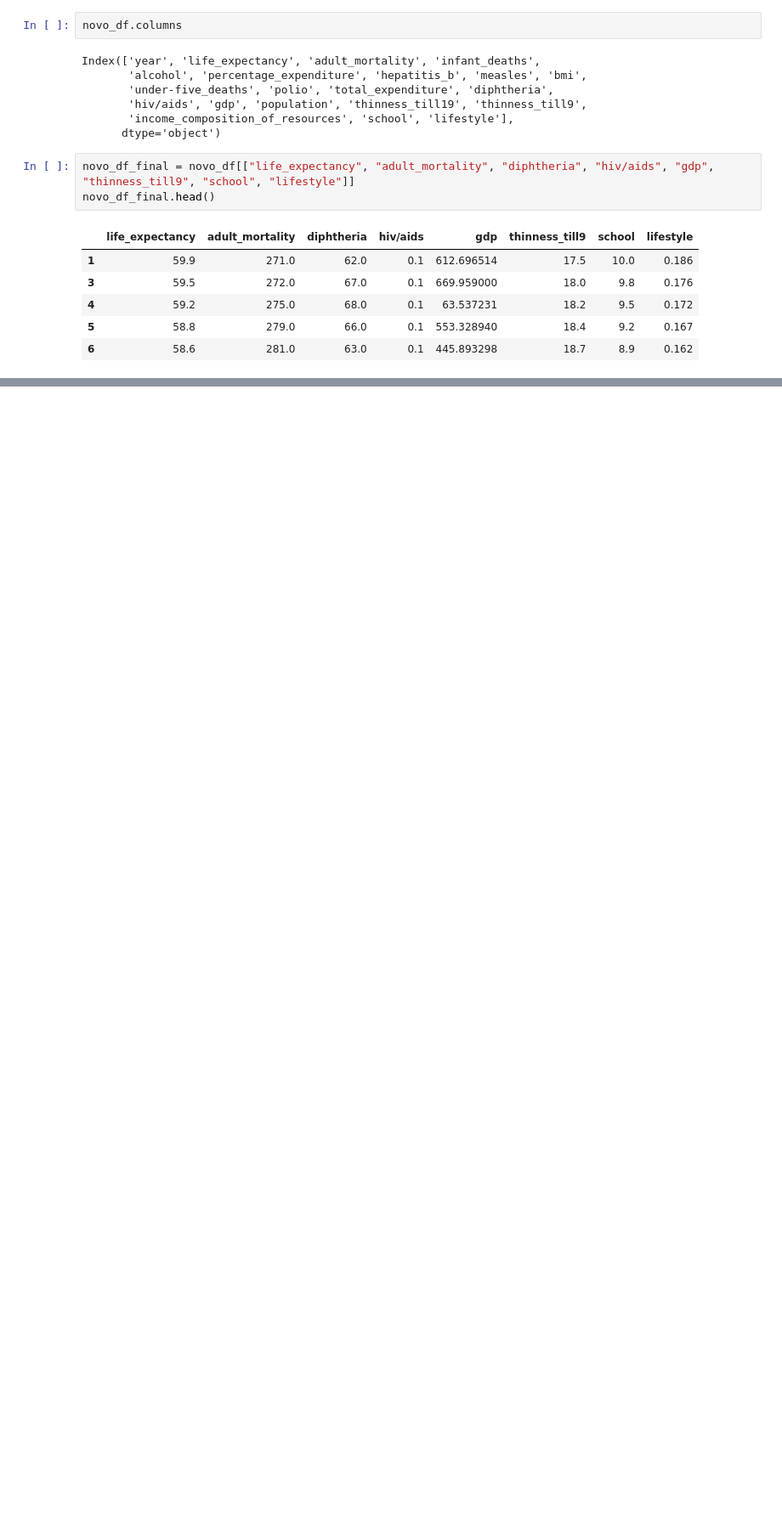
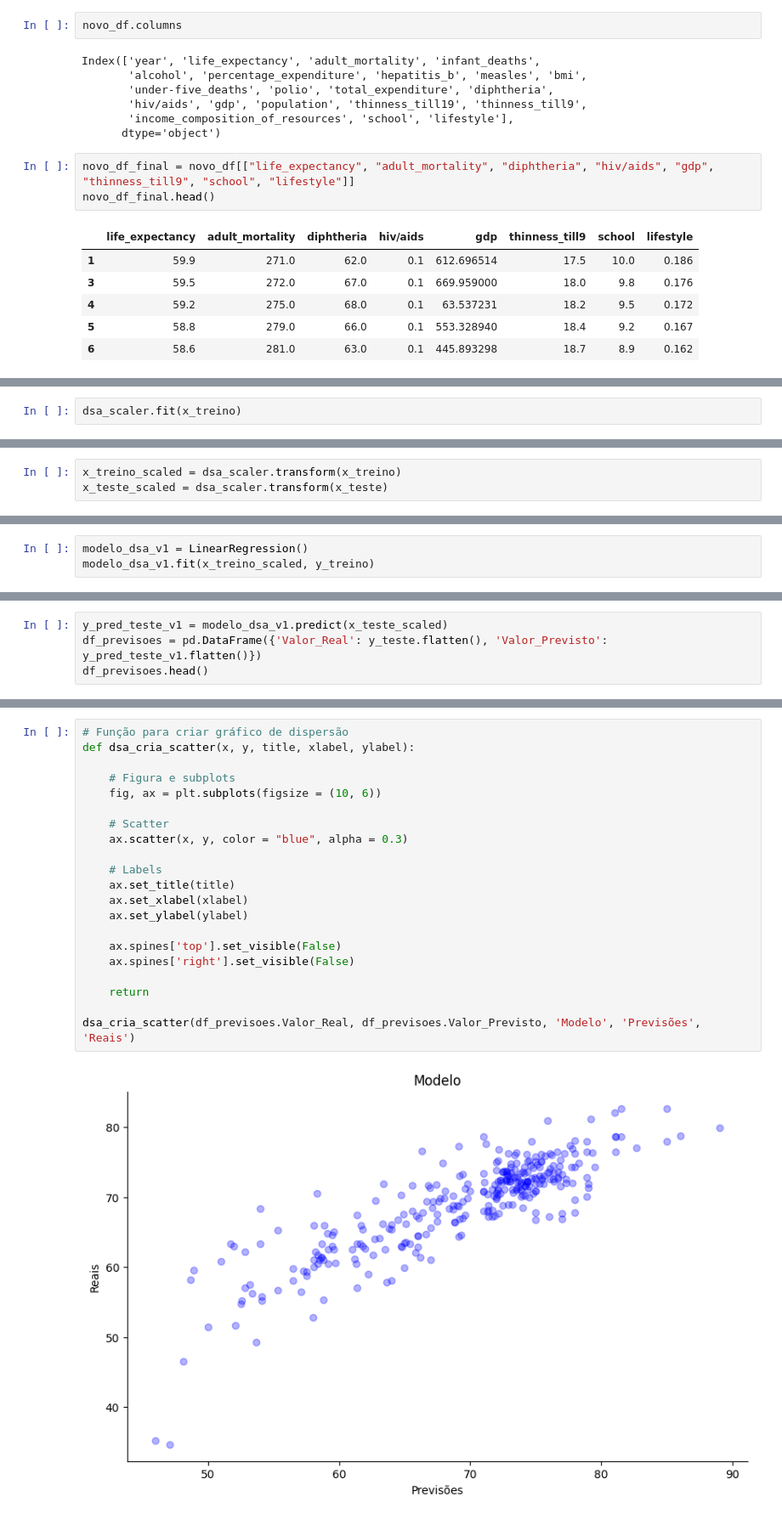
Before and after one commit to evandroviero/formacao-cientista-dados-dsa, a Jupyter notebook: DS para Análise Multivariada de Dados/Projeto 03/projeto_03.ipynb, the cells around one changed output, grey strips where cells are left out. Shown at 85% size. Saved outputs shown, nothing was run; the diff lists cells and outputs as text; blank space fills up the shorter version.

```diff
--- a/DS para Análise Multivariada de Dados/Projeto 03/projeto_03.ipynb
+++ b/DS para Análise Multivariada de Dados/Projeto 03/projeto_03.ipynb
@@ -478,0 +620,2 @@ novo_df_final.head()
+# %%
+dsa_scaler.fit(x_treino)
@@ -478,0 +624,3 @@ novo_df_final.head()
+# %%
+x_treino_scaled = dsa_scaler.transform(x_treino)
+x_teste_scaled = dsa_scaler.transform(x_teste)
@@ -478,0 +633,3 @@ novo_df_final.head()
+# %%
+modelo_dsa_v1 = LinearRegression()
+modelo_dsa_v1.fit(x_treino_scaled, y_treino)
@@ -478,0 +672,4 @@ novo_df_final.head()
+# %%
+y_pred_teste_v1 = modelo_dsa_v1.predict(x_teste_scaled)
+df_previsoes = pd.DataFrame({'Valor_Real': y_teste.flatten(), 'Valor_Previsto': y_pred_teste_v1.flatten()})
+df_previsoes.head()
@@ -478,0 +683,23 @@ novo_df_final.head()
+# %%
+# Função para criar gráfico de dispersão
+def dsa_cria_scatter(x, y, title, xlabel, ylabel):
+
+    # Figura e subplots
+    fig, ax = plt.subplots(figsize = (10, 6))
+
+    # Scatter
+    ax.scatter(x, y, color = "blue", alpha = 0.3)
+
+    # Labels
+    ax.set_title(title)
+    ax.set_xlabel(xlabel)
+    ax.set_ylabel(ylabel)
+
+    ax.spines['top'].set_visible(False)
+    ax.spines['right'].set_visible(False)
+
+    return
+
+dsa_cria_scatter(df_previsoes.Valor_Real, df_previsoes.Valor_Previsto, 'Modelo', 'Previsões', 'Reais')
+# %% [output]
+[figure, added]
```
Also changed, not shown: parts of 58 cells of this notebook, 3 other files.
